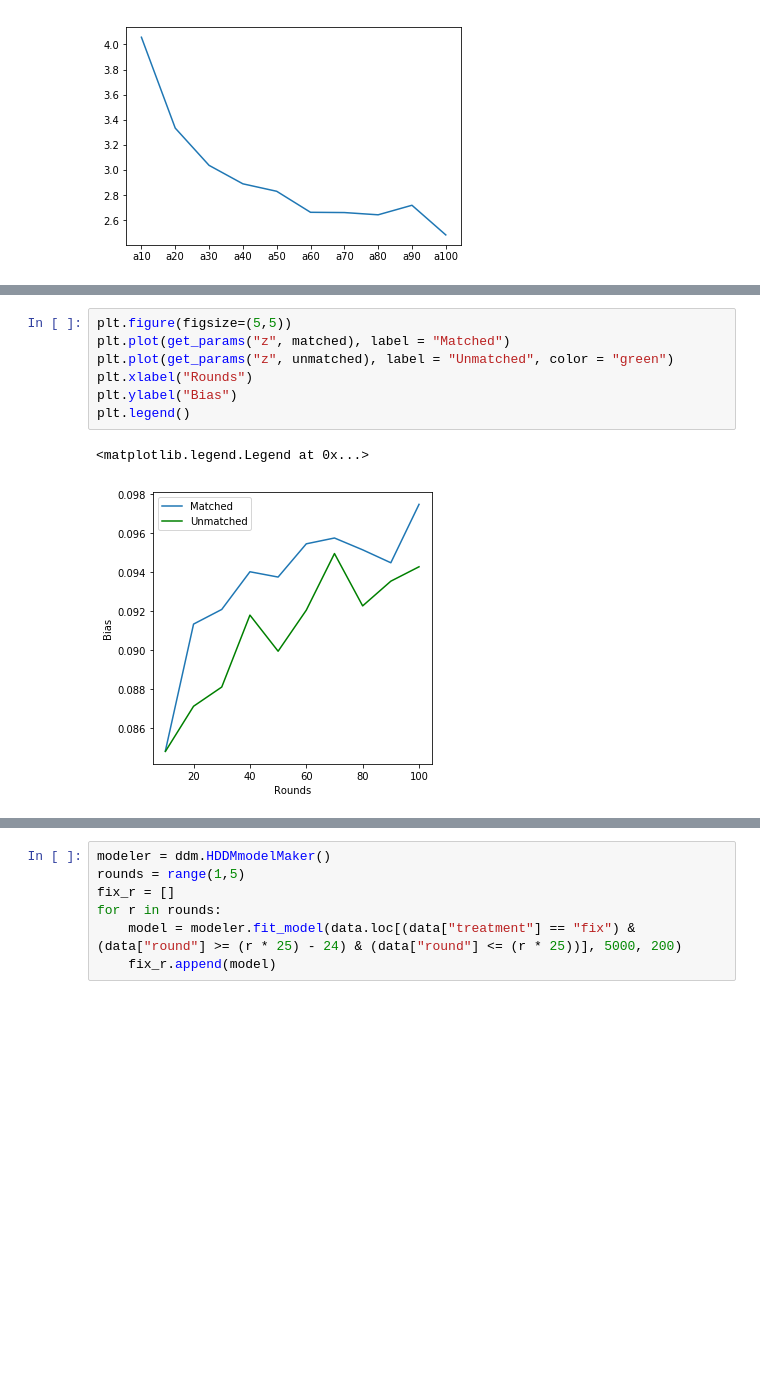
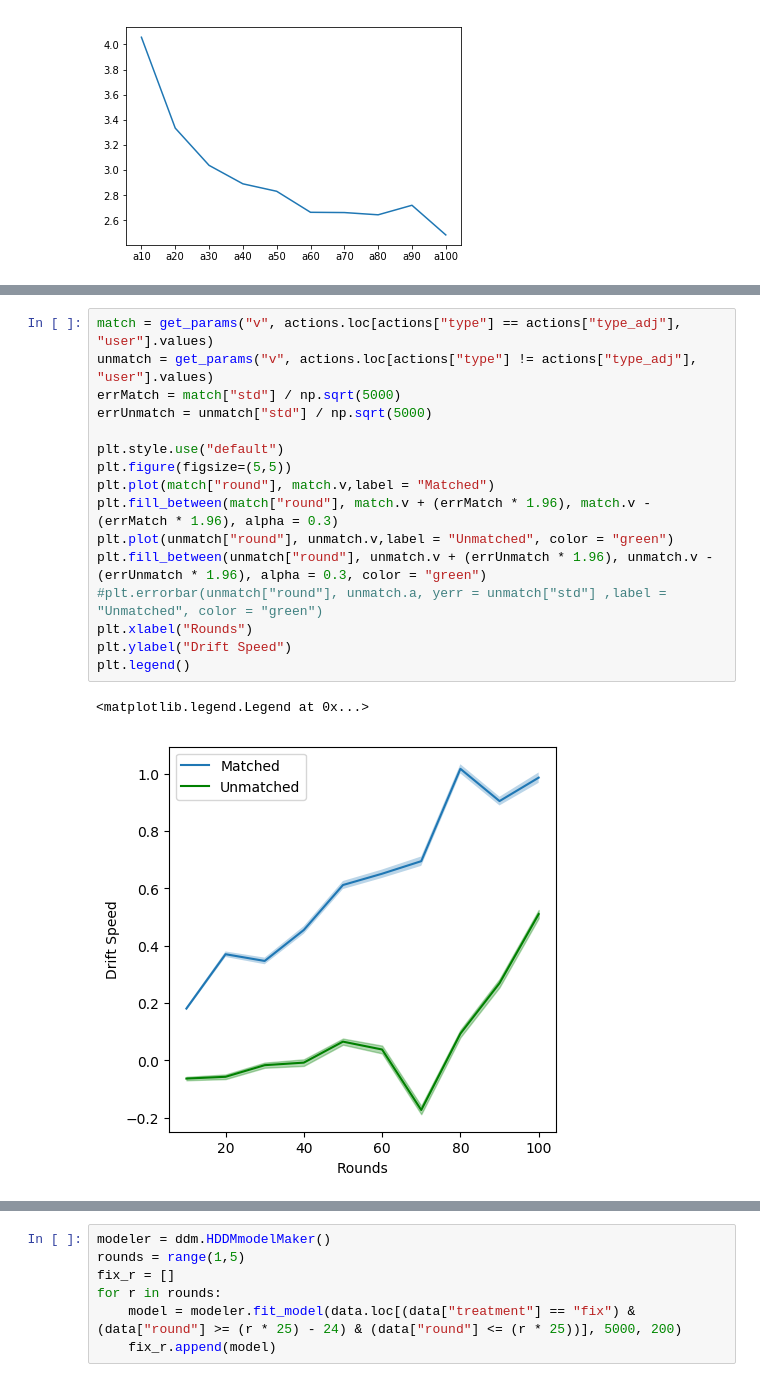
Before and after one commit to eladiomontero/DecisionTimes, a Jupyter notebook: SVO Context Analysis/fixed_SVO_adj.ipynb, the cells around one changed output, grey strips where cells are left out. Drawn from its saved outputs; the diff is of its cells as text; blank space fills up the shorter version.

```diff
--- a/SVO Context Analysis/fixed_SVO_adj.ipynb
+++ b/SVO Context Analysis/fixed_SVO_adj.ipynb
@@ -2035,10 +2037,19 @@ plt.legend()
-# %%
-plt.figure(figsize=(5,5))
-plt.plot(get_params("z", matched), label = "Matched")
-plt.plot(get_params("z", unmatched), label = "Unmatched", color = "green")
-plt.xlabel("Rounds")
-plt.ylabel("Bias")
-plt.legend()
-# %% [output]
-<matplotlib.legend.Legend at 0x...>
-[figure, removed]
+# %%
+match = get_params("v", actions.loc[actions["type"] == actions["type_adj"], "user"].values)
+unmatch = get_params("v", actions.loc[actions["type"] != actions["type_adj"], "user"].values)
+errMatch = match["std"] / np.sqrt(5000)
+errUnmatch = unmatch["std"] / np.sqrt(5000)
+
+plt.style.use("default")
+plt.figure(figsize=(5,5))
+plt.plot(match["round"], match.v,label = "Matched")
+plt.fill_between(match["round"], match.v + (errMatch * 1.96), match.v - (errMatch * 1.96), alpha = 0.3)
+plt.plot(unmatch["round"], unmatch.v,label = "Unmatched", color = "green")
+plt.fill_between(unmatch["round"], unmatch.v + (errUnmatch * 1.96), unmatch.v - (errUnmatch * 1.96), alpha = 0.3, color = "green")
+#plt.errorbar(unmatch["round"], unmatch.a, yerr = unmatch["std"] ,label = "Unmatched", color = "green")
+plt.xlabel("Rounds")
+plt.ylabel("Drift Speed")
+plt.legend()
+# %% [output]
+<matplotlib.legend.Legend at 0x...>
+[figure, added]
```
Also changed, not shown: parts of 11 cells of this notebook, 9 other files.
